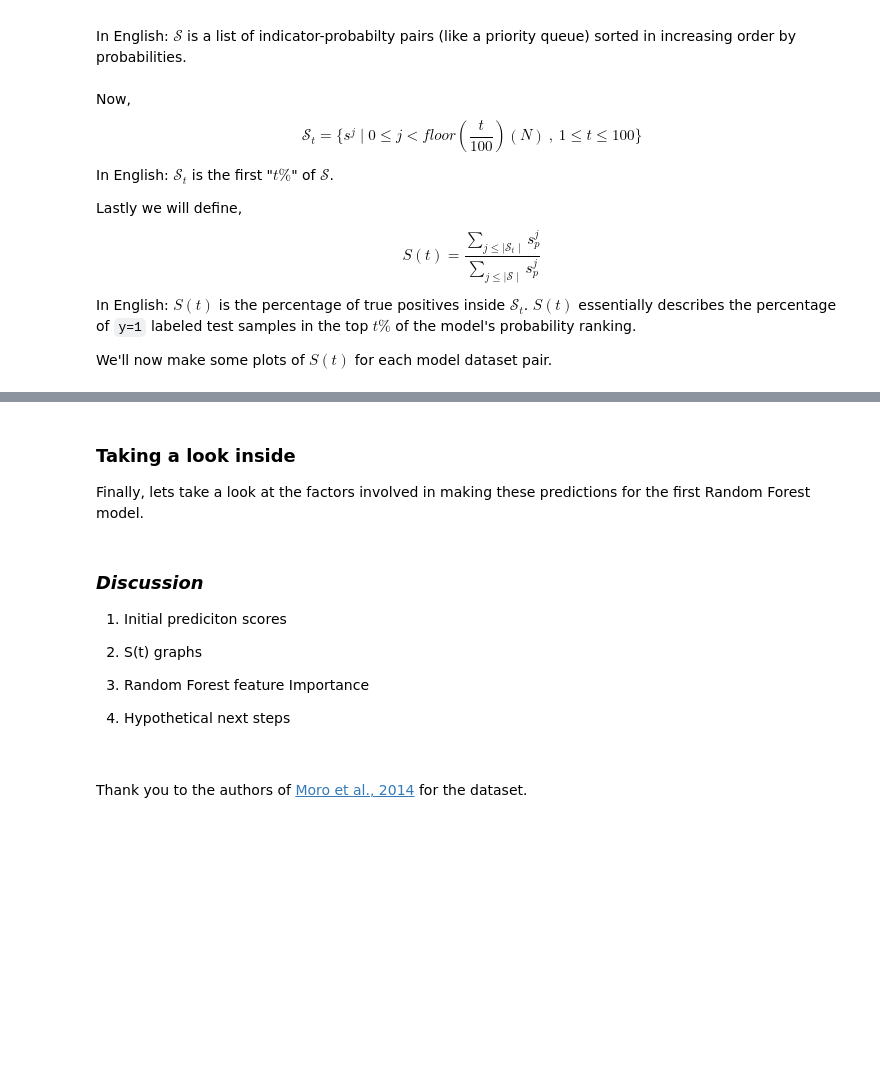
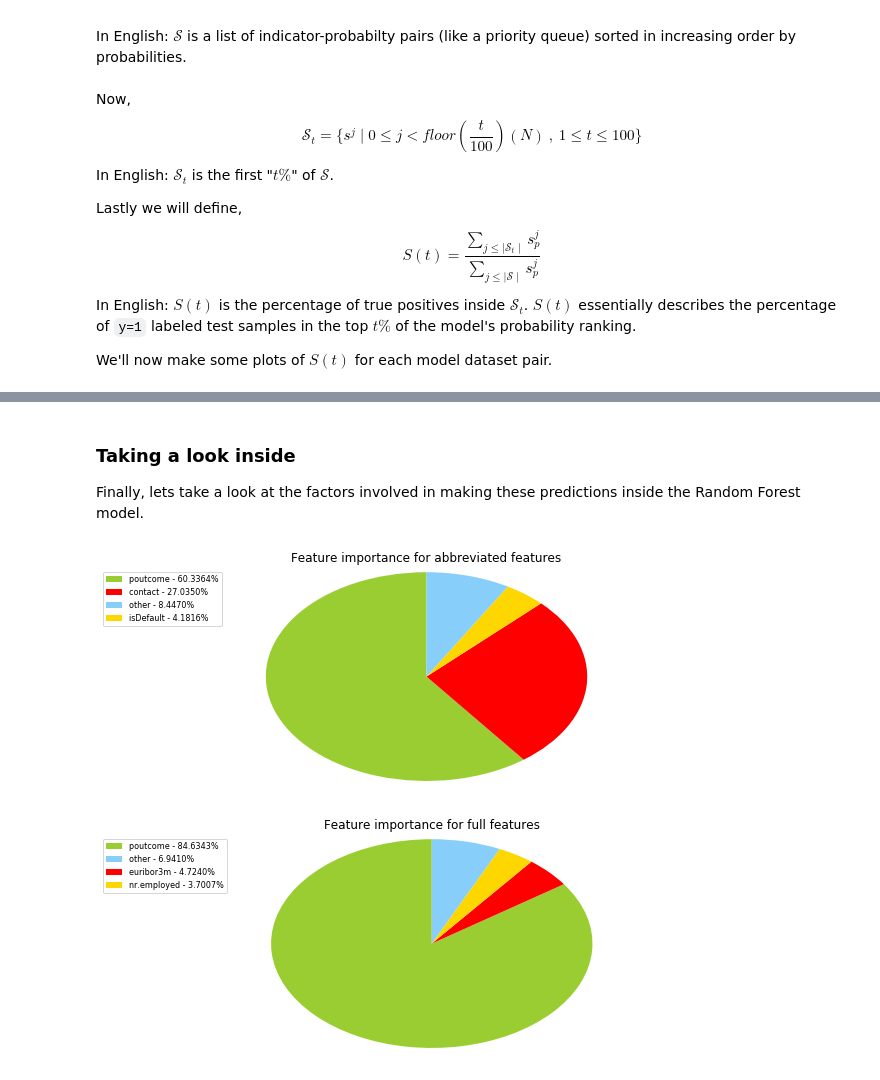
Before and after one commit to jakeypakey/telemarket_data, a Jupyter notebook: data_explore.ipynb, the cells around one changed output, grey strips where cells are left out. Saved outputs shown, nothing was run; the diff lists cells and outputs as text; code cells hidden in the pictures; blank space fills up the shorter version.

```diff
--- a/data_explore.ipynb
+++ b/data_explore.ipynb
@@ -145,10 +151,9 @@ The followind models are then run on both sets:<br>
 [<code>sklearn.ensemble.RandomForestClassifier</code>](https://scikit-learn.org/stable/modules/generated/sklearn.ensemble.RandomForestClassifier.html)<br>
 [<code>sklearn.neural_network.MLPClassifier</code>](https://scikit-learn.org/stable/modules/generated/sklearn.neural_network.MLPClassifier.html)<br>
 # %%
-numTrees = 100 #rafo trees
+numTrees = 1000 #rafo trees
 maxIter = 500 #for MLP
 k = 9 #neighbors for knn
-
 
 #initialize models
 rafo = RandomForestClassifier(n_estimators=numTrees,class_weight='balanced')
@@ -182,9 +187,13 @@ The models are run and relavent information stored.
 accumulator = []
 results = {key:dict({ke:None for ke in ['probabilities','predictions']}) for key in models.keys()}
 resultsScaled = {key:dict({ke:None for ke in ['probabilities','predictions']}) for key in modelsScaled.keys()}
-totalIterations = 10
+totalIterations = 1
 testLabels = [None for _ in range(totalIterations)]
 testLabelsA = [None for _ in range(totalIterations)]
+testFeatures = [None for _ in range(totalIterations)]
+testFeaturesA = [None for _ in range(totalIterations)]
+testFeaturesS = [None for _ in range(totalIterations)]
+testFeaturesAS = [None for _ in range(totalIterations)]
 for i in range(totalIterations):
     randomGenr.shuffle(dataOneHot)
     randomGenr.shuffle(dataOneHotA)
@@ -200,9 +209,11 @@ for i in range(totalIterations):
     #take test items
 
     testLabels[i] = np.take(labels,testIndices)
-    testFeatures = np.take(features,testIndices,axis=0)
+    testFeatures[i] = np.take(features,testIndices,axis=0)
     testLabelsA[i] = np.take(labelsA,testIndicesA)
-    testFeaturesA = np.take(featuresA,testIndicesA,axis=0)
+    testFeaturesA[i] = np.take(featuresA,testIndicesA,axis=0)
+
+
 
     #remove test items
     trainLabels = np.delete(labels,testIndices)
@@ -213,9 +224,9 @@ for i in range(totalIterations):
     #create scaled features
     scaler = sklearn.preprocessing.StandardScaler()
     trainFeaturesS = scaler.fit_transform(trainFeatures)
-    testFeaturesS = scaler.fit_transform(testFeatures)
+    testFeaturesS[i] = scaler.fit_transform(testFeatures[i])
     trainFeaturesAS = scaler.fit_transform(trainFeaturesA)
-    testFeaturesAS = scaler.fit_transform(testFeaturesA)
+    testFeaturesAS[i] = scaler.fit_transform(testFeaturesA[i])
 
     print('trial: {}'.format(i))
     for name,model,modelS in zip(models.keys(),models.values(),modelsScaled.values()):
@@ -225,18 +236,18 @@ for i in range(totalIterations):
         modelS[1].fit(trainFeaturesAS,trainLabelsA)
 
         #get predictions
-        preds = model[0].predict(testFeatures)
-        predsA = model[1].predict(testFeaturesA)
-        predsS = modelS[0].predict(testFeaturesS)
-        predsAS = modelS[1].predict(testFeaturesAS)
+        preds = model[0].predict(testFeatures[i])
+        predsA = model[1].predict(testFeaturesA[i])
+        predsS = modelS[0].predict(testFeaturesS[i])
+        predsAS = modelS[1].predict(testFeaturesAS[i])
         results[name]['predictions'] = [preds,predsA]
         resultsScaled[name]['predictions'] = [predsS,predsAS]
 
         #get P(y=1) for each prediction
-        probs = [pair[1] for pair in model[0].predict_proba(testFeatures)]
-        probsA = [pair[1] for pair in model[1].predict_proba(testFeaturesA)]
-        probsS = [pair[1] for pair in modelS[0].predict_proba(testFeaturesS)]
-        probsAS = [pair[1] for pair in modelS[1].predict_proba(testFeaturesAS)]
+        probs = [pair[1] for pair in model[0].predict_proba(testFeatures[i])]
+        probsA = [pair[1] for pair in model[1].predict_proba(testFeaturesA[i])]
+        probsS = [pair[1] for pair in modelS[0].predict_proba(testFeaturesS[i])]
+        probsAS = [pair[1] for pair in modelS[1].predict_proba(testFeaturesAS[i])]
         results[name]['probabilities'] = (probs,probsA)
         resultsScaled[name]['probabilities'] = (probsS,probsAS)
         accumulator.append([results,resultsScaled])
@@ -366,28 +394,19 @@ for i in range(2):
 
 ### Taking a look inside
 
-Finally, lets take a look at the factors involved in making these predictions for the first Random Forest model.
+Finally, lets take a look at the factors involved in making these predictions inside the Random Forest model.
 # %%
-labels = [testLabels[0],testLabelsA[0]]
-features = [testFeatures,testFeaturesA]
+index = totalIterations-1
+labels = [testLabels[index],testLabelsA[index]]
+features = [testFeatures[index],testFeaturesA[index]]
 cols = [colTitles,colTitlesA]
 maps = [peopleMap,peopleAdditionalMap]
 titles =['Feature importance for abbreviated features','Feature importance for full features']
 for i in range(2):
     importances = permutation_importance(models['RAFO'][i],features[i],labels[i],n_repeats=10)['importances_mean']
     result = proc.processImportance(maps[i],cols[i],importances)
     proc.pie(result[0],result[1],result[2],titles[i],figureCount)
     figureCount+=1
+# %% [output]
+[figure, added]
+[figure, added]
-# %% [markdown]
-### *Discussion*
-
-1) Initial prediciton scores
-
-2) S(t) graphs
-
-3) Random Forest feature Importance
-
-4) Hypothetical next steps
-<br>
-# %% [markdown]
-Thank you to the authors of [Moro et al., 2014](https://core.ac.uk/download/pdf/55631291.pdf) for the dataset.
```
Also changed, not shown: parts of 9 cells of this notebook.
